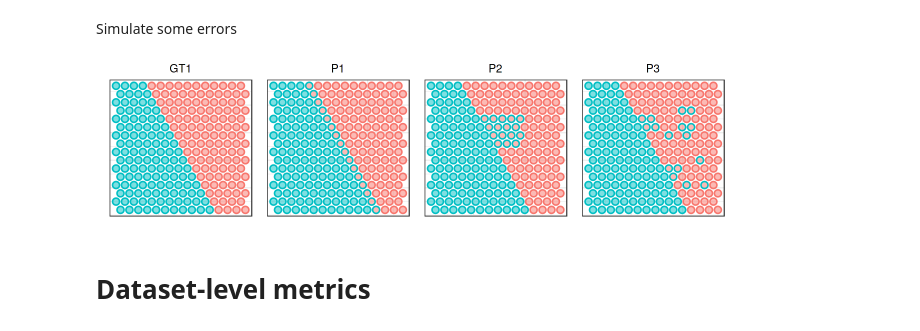
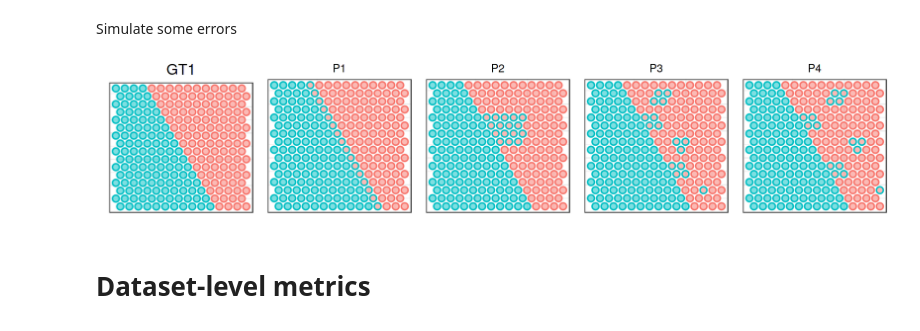
Before and after one commit to RoseYuan/metric_paper, a Jupyter notebook: Figures/spatial_toy_examples/spatial_toy_examples.ipynb, the cells around one changed output. Saved outputs shown, nothing was run; the diff lists cells and outputs as text; code cells hidden in the pictures.

Commit message:
update Figures/spatial_toy_examples/spatial_toy_examples.ipynb to increase font size

```diff
--- a/Figures/spatial_toy_examples/spatial_toy_examples.ipynb
+++ b/Figures/spatial_toy_examples/spatial_toy_examples.ipynb
@@ -165,19 +206,20 @@ p3 <- ggplot(data, aes(x, y,
 # %%
-options(repr.plot.width=10.5, repr.plot.height=2.8)
+options(repr.plot.width=13.5, repr.plot.height=2.8)
 # grDevices::cairo_pdf("Fig1.pdf", width=10, height=3)
-ps1 <- plot_grid(
-    p0 + theme(legend.position = "none", plot.title = element_text(hjust = 0.5), plot.margin = margin(5, 2, -2, 0),
-    axis.text.x = element_blank(), axis.text.y = element_blank(),axis.ticks.x = element_blank(), axis.ticks.y = element_blank()),
-    p1 + theme(legend.position = "none", plot.title = element_text(hjust = 0.5), plot.margin = margin(5, 2, -2, 0),
-    axis.text.x = element_blank(), axis.text.y = element_blank(),axis.ticks.x = element_blank(), axis.ticks.y = element_blank()),
-    p2 + theme(legend.position = "none", plot.title = element_text(hjust = 0.5), plot.margin = margin(5, 2, -2, 0),
-    axis.text.x = element_blank(), axis.text.y = element_blank(),axis.ticks.x = element_blank(), axis.ticks.y = element_blank()),
-    p3 + theme(legend.position = "none", plot.title = element_text(hjust = 0.5), plot.margin = margin(5, 2, -2, 0),
-    axis.text.x = element_blank(), axis.text.y = element_blank(),axis.ticks.x = element_blank(), axis.ticks.y = element_blank()),
-    ncol = 4)
+p0 <- p0 + theme(legend.position = "none", plot.title = element_text(size=18, hjust = 0.5), plot.margin = margin(5, 2, -2, 0),
+axis.text.x = element_blank(), axis.text.y = element_blank(),axis.ticks.x = element_blank(), axis.ticks.y = element_blank())
+p1 <- p1 + theme(legend.position = "none", plot.title = element_text(hjust = 0.5), plot.margin = margin(5, 2, -2, 0),
+axis.text.x = element_blank(), axis.text.y = element_blank(),axis.ticks.x = element_blank(), axis.ticks.y = element_blank())
+p2 <- p2 + theme(legend.position = "none", plot.title = element_text(hjust = 0.5), plot.margin = margin(5, 2, -2, 0),
+axis.text.x = element_blank(), axis.text.y = element_blank(),axis.ticks.x = element_blank(), axis.ticks.y = element_blank())
+p3 <- p3 + theme(legend.position = "none", plot.title = element_text(hjust = 0.5), plot.margin = margin(5, 2, -2, 0),
+axis.text.x = element_blank(), axis.text.y = element_blank(),axis.ticks.x = element_blank(), axis.ticks.y = element_blank())
+p4 <- p4 + theme(legend.position = "none", plot.title = element_text(hjust = 0.5), plot.margin = margin(5, 2, -2, 0),
+axis.text.x = element_blank(), axis.text.y = element_blank(),axis.ticks.x = element_blank(), axis.ticks.y = element_blank())
+ps1 <- plot_grid(p0, p1, p2, p3, p4, ncol = 5)
 plot(ps1)
 # dev.off()
 # %% [output]
-[figure, old version]
+[figure, new version]
 # %% [markdown]
 # Dataset-level metrics
```
Also changed, not shown: parts of 32 cells of this notebook.
